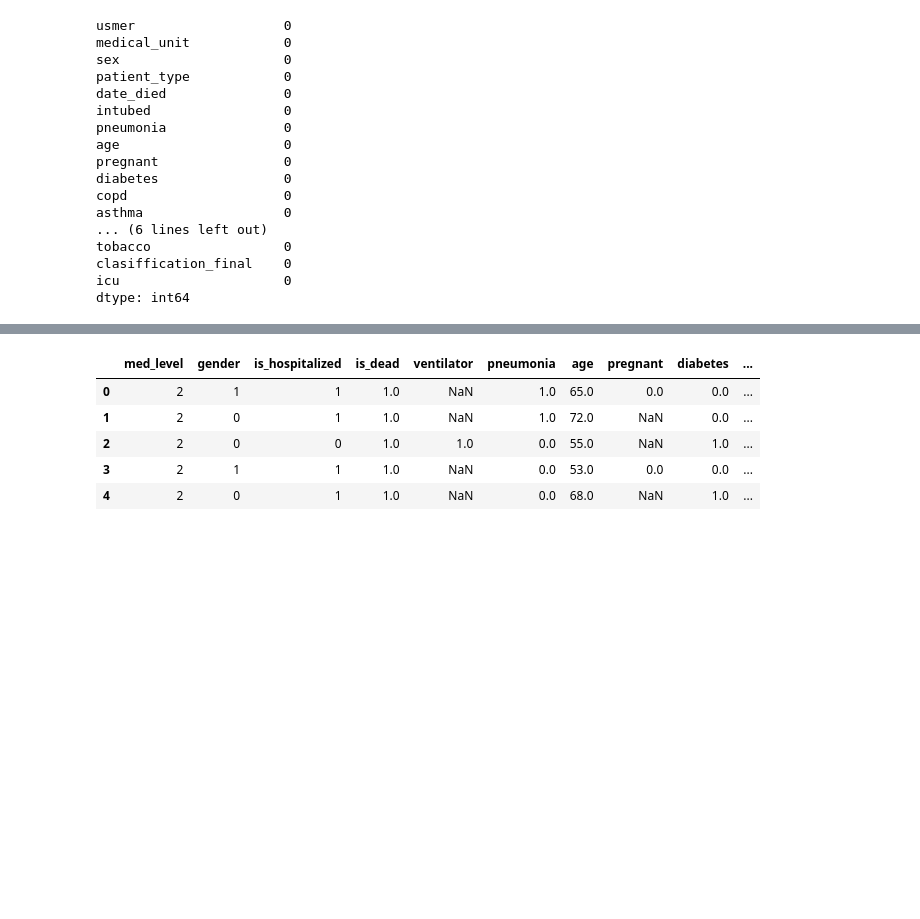
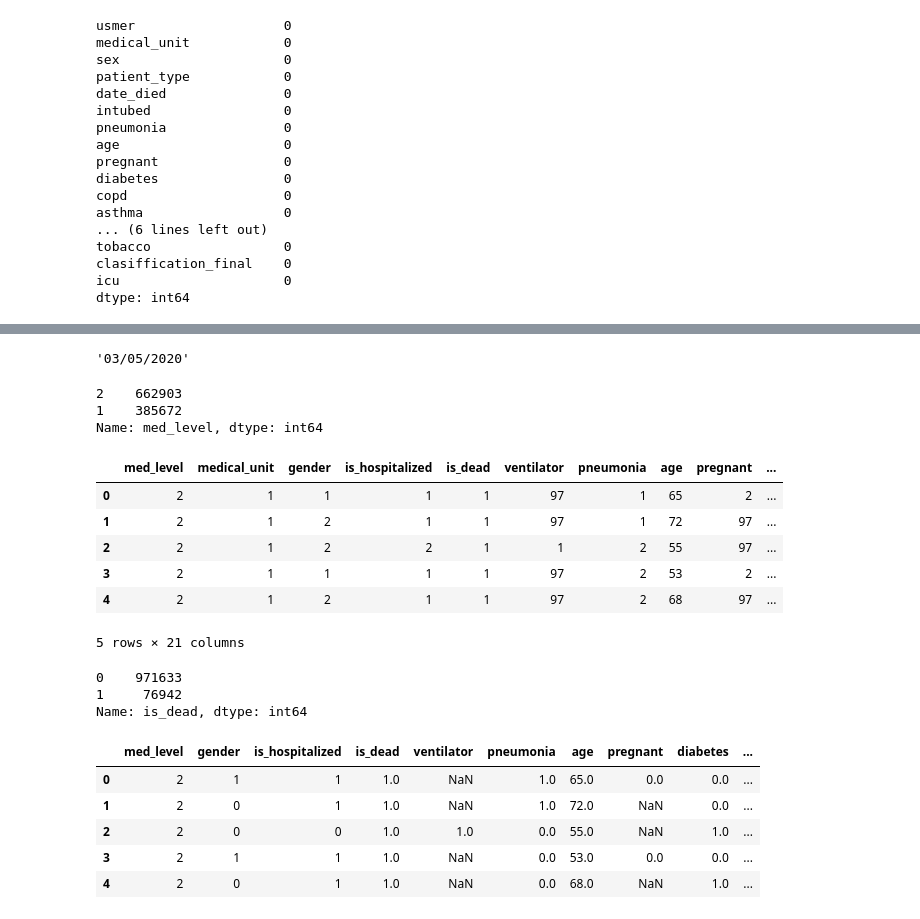
Before and after one commit to Chellyann-moreno/covid19-project, a Jupyter notebook: non_final_wrangle.ipynb, the cells around one changed output, grey strips where cells are left out. Drawn from its saved outputs; the diff is of its cells as text; code cells hidden in the pictures; blank space fills up the shorter version.

```diff
--- a/non_final_wrangle.ipynb
+++ b/non_final_wrangle.ipynb
@@ -96,3 +111,31 @@ df=df.rename(columns={'clasiffication_final':'covid_pos',
+# %%
+df.is_dead[0]
+# %% [output]
+'03/05/2020'
+# %%
+df.med_level.value_counts()
+# %% [output]
+2    662903
+1    385672
+Name: med_level, dtype: int64
+# %%
+df.is_dead=np.where(df['is_dead'] == '9999-99-99', 0, 1)
+# %%
+df.head()
+# %% [output]
+|  | med_level | medical_unit | gender | is_hospitalized | is_dead | ventilator | pneumonia | age | pregnant | ... |
+| 0 | 2 | 1 | 1 | 1 | 1 | 97 | 1 | 65 | 2 | ... |
+| 1 | 2 | 1 | 2 | 1 | 1 | 97 | 1 | 72 | 97 | ... |
+| 2 | 2 | 1 | 2 | 2 | 1 | 1 | 2 | 55 | 97 | ... |
+| 3 | 2 | 1 | 1 | 1 | 1 | 97 | 2 | 53 | 2 | ... |
+| 4 | 2 | 1 | 2 | 1 | 1 | 97 | 2 | 68 | 97 | ... |
+5 rows × 21 columns
+# %%
+df.is_dead.value_counts()
+# %% [output]
+0    971633
+1     76942
+Name: is_dead, dtype: int64
 # %%
 df.drop(columns=['medical_unit','other_disease'],inplace=True)
 df.replace(97, np.nan, inplace=True)
```
Also changed, not shown: parts of 7 cells of this notebook, 6 other files.
